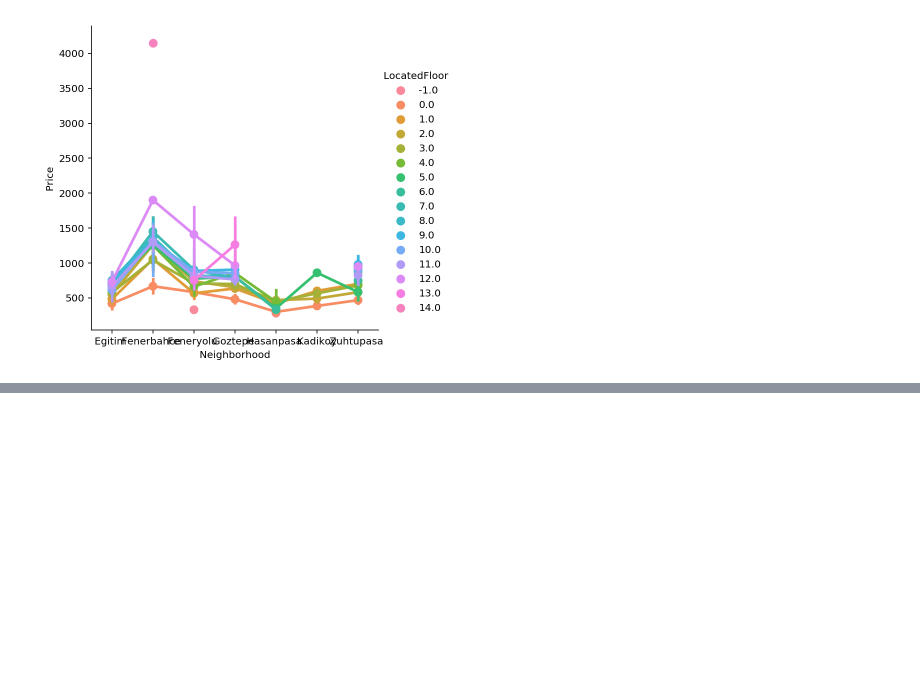
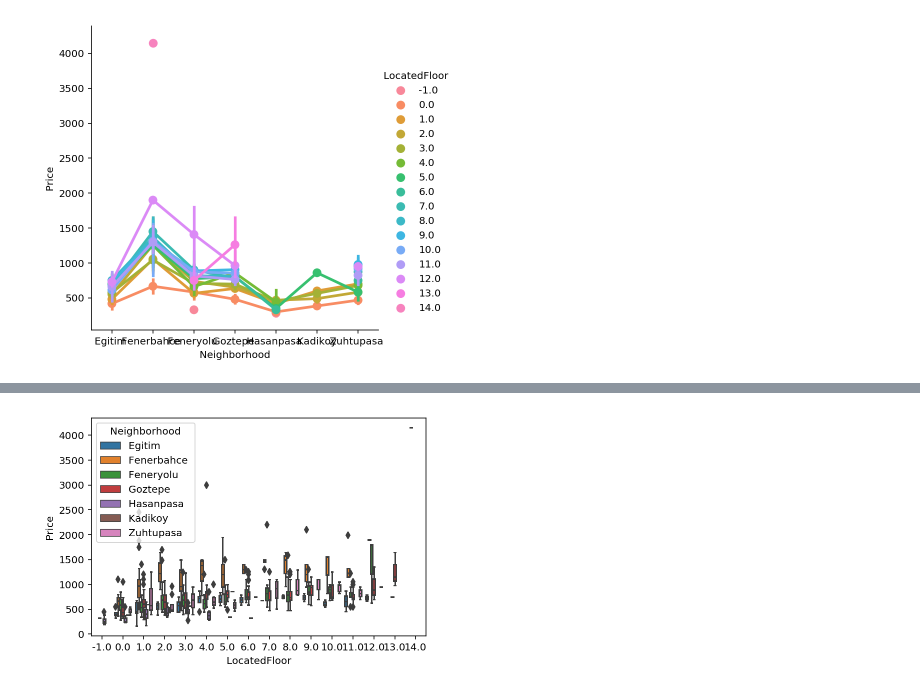
Before and after one commit to alpyts/AHV, a Jupyter notebook: Kadikoy Housing Price/Kadikoy_Konut_Fiyat.ipynb, the cells around one changed output, grey strips where cells are left out. Cells and saved outputs as stored; diff of their text form; code cells hidden in the pictures; blank space fills up the shorter version.

```diff
--- a/Kadikoy Housing Price/Kadikoy_Konut_Fiyat.ipynb
+++ b/Kadikoy Housing Price/Kadikoy_Konut_Fiyat.ipynb
@@ -311,0 +320,4 @@ sns.catplot(x = 'Neighborhood', y = 'Price', hue = 'LocatedFloor', kind = 'point
+# %%
+sns.boxplot(x = 'LocatedFloor', y= 'Price', hue = 'Neighborhood', data = df);
+# %% [output]
+[figure, added]
```
Also changed, not shown: parts of 9 cells of this notebook.
